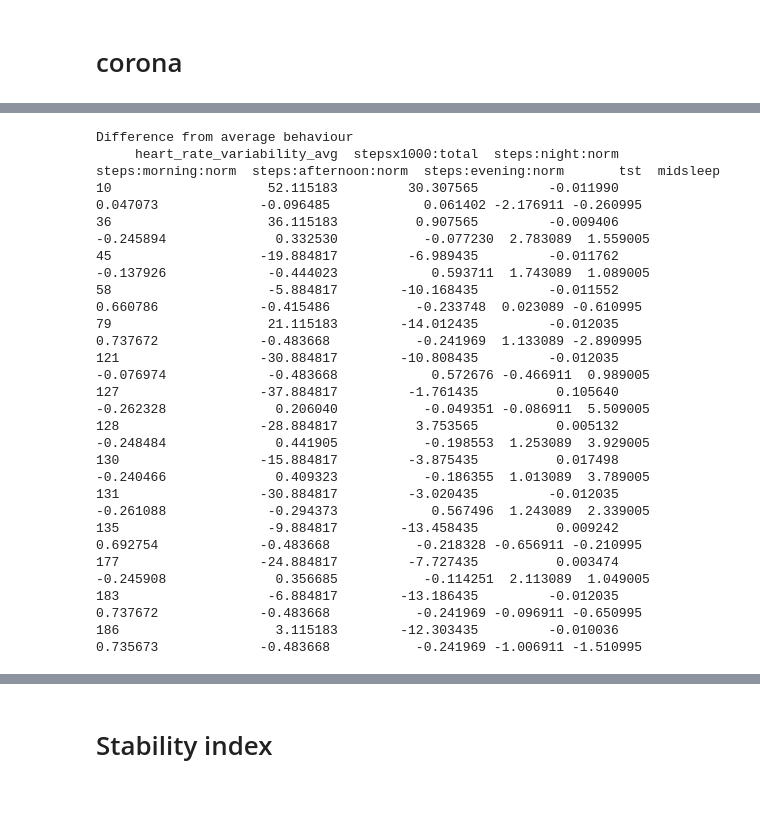
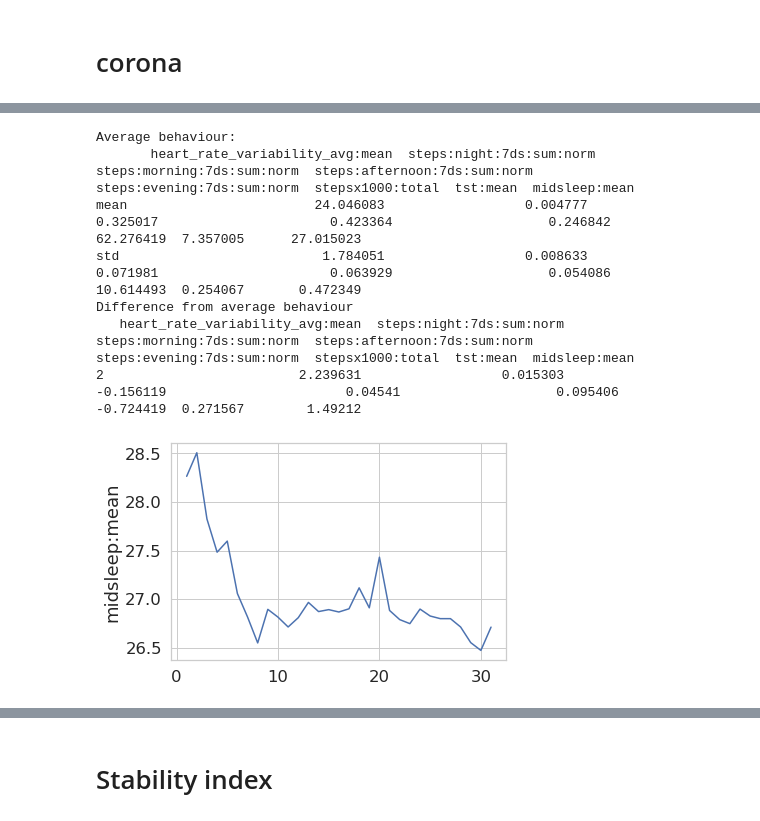
Before and after one commit to digitraceslab/digirhythm, a Jupyter notebook: analysis/similarity.ipynb, the cells around one changed output, grey strips where cells are left out. Cells and saved outputs as stored; diff of their text form; code cells hidden in the pictures.

```diff
--- a/analysis/similarity.ipynb
+++ b/analysis/similarity.ipynb
@@ -97,12 +121,13 @@ def outliers(similarity):
     std_dev = similarity.std()
 
     # Calculate the lower threshold
-    lower_threshold = mean - 1.5 * std_dev
+    lower_threshold = mean - 1.85 * std_dev
 
     # Find indexes of outliers
     outliers = similarity[similarity <= lower_threshold].index
 
     return outliers
+
 
 outlier_si = outliers(s_si)
 outlier_avg = outliers(s_avg)
@@ -113,12 +138,20 @@ print("Outlier AVG: ", outlier_avg)
 print("Outlier Cluster: ", outlier_cluster)
 
 # Pairwise agreements
-si_avg_agreement = len(outlier_si.intersection(outlier_avg)) / len(outlier_si.union(outlier_avg))
-avg_cluster_agreement = len(outlier_avg.intersection(outlier_cluster)) / len(outlier_avg.union(outlier_cluster))
-cluster_si_agreement = len(outlier_cluster.intersection(outlier_si)) / len(outlier_cluster.union(outlier_si))
+si_avg_agreement = len(outlier_si.intersection(outlier_avg)) / len(
+    outlier_si.union(outlier_avg)
+)
+avg_cluster_agreement = len(outlier_avg.intersection(outlier_cluster)) / len(
+    outlier_avg.union(outlier_cluster)
+)
+cluster_si_agreement = len(outlier_cluster.intersection(outlier_si)) / len(
+    outlier_cluster.union(outlier_si)
+)
 
 # Three-way agreement
-three_way_agreement = len(outlier_si.intersection(outlier_avg).intersection(outlier_cluster)) / len(outlier_si.union(outlier_avg).union(outlier_cluster))
+three_way_agreement = len(
+    outlier_si.intersection(outlier_avg).intersection(outlier_cluster)
+) / len(outlier_si.union(outlier_avg).union(outlier_cluster))
 
 print(f"SI and AVG Agreement: {si_avg_agreement}")
 print(f"AVG and Cluster Agreement: {avg_cluster_agreement}")
@@ -141,33 +168,49 @@ Three-way Agreement: 0.6470588235294118
 # %%
 # Print values in outliers
-if freq == '4epochs':
-    sample_behaviour = behavior_vector.reset_index()[behavior_vector.subject_id == uid].reset_index()
+if freq == "4epochs":
+    sample_behaviour = behavior_vector.reset_index()[
+        behavior_vector.subject_id == uid
+    ].reset_index()
     sample_behaviour.iloc[outliers(s_cluster)][FEATURES]
 
     print("Difference from average behaviour")
-    print((sample_behaviour.iloc[outliers(s_cluster)][FEATURES] - sample_behaviour[FEATURES].mean()).to_string())
-elif freq == '7ds':
-    sample_behaviour = behavior_vector.reset_index()[behavior_vector.subject_id == uid][0::7].reset_index()
-    sample_behaviour.iloc[outliers(s_cluster)][FEATURES]
+    print(
+        (
+            sample_behaviour.iloc[outliers(s_cluster)][FEATURES]
+            - sample_behaviour[FEATURES].mean()
+        ).to_string()
+    )
+elif freq == "7ds":
+    sample_behaviour = behavior_vector.reset_index()[behavior_vector.subject_id == uid][
+        0::7
+    ].reset_index()
+    sample_behaviour.dropna(inplace=True, subset=FEATURES_7DS)
+#    sns.lineplot(x=sample_behaviour.index, y=sample_behaviour['stepsx1000:total'])
+#    sns.lineplot(x=sample_behaviour.index, y=sample_behaviour['tst:mean'])
+    sns.lineplot(x=sample_behaviour.index, y=sample_behaviour['midsleep:mean'])
 
+
+
+    sample_behaviour.iloc[outliers(s_cluster)][FEATURES_7DS]
+
+    print("Average behaviour: \n", sample_behaviour[FEATURES_7DS].agg(['mean', 'std']).to_string())
     print("Difference from average behaviour")
-    print(sample_behaviour.iloc[outliers(s_cluster)][FEATURES_7DS] - sample_behaviour[FEATURES_7DS].mean())
+    print(
+        (
+        sample_behaviour.iloc[outliers(s_cluster)][FEATURES_7DS]
+        - sample_behaviour[FEATURES_7DS].mean()
+    ).to_string()
+    )
+
+
 else:
     print("Dis")
 # %% [output]
+Average behaviour:
+       heart_rate_variability_avg:mean  steps:night:7ds:sum:norm  steps:morning:7ds:sum:norm  steps:afternoon:7ds:sum:norm  steps:evening:7ds:sum:norm  stepsx1000:total  tst:mean  midsleep:mean
+mean                        24.046083                  0.004777                    0.325017                      0.423364                    0.246842         62.276419  7.357005      27.015023
+std                          1.784051                  0.008633                    0.071981                      0.063929                    0.054086         10.614493  0.254067       0.472349
 Difference from average behaviour
-     heart_rate_variability_avg  stepsx1000:total  steps:night:norm  steps:morning:norm  steps:afternoon:norm  steps:evening:norm       tst  midsleep
-10                    52.115183         30.307565         -0.011990            0.047073             -0.096485            0.061402 -2.176911 -0.260995
-36                    36.115183          0.907565         -0.009406           -0.245894              0.332530           -0.077230  2.783089  1.559005
-45                   -19.884817         -6.989435         -0.011762           -0.137926             -0.444023            0.593711  1.743089  1.089005
-58                    -5.884817        -10.168435         -0.011552            0.660786             -0.415486           -0.233748  0.023089 -0.610995
-79                    21.115183        -14.012435         -0.012035            0.737672             -0.483668           -0.241969  1.133089 -2.890995
-121                  -30.884817        -10.808435         -0.012035           -0.076974             -0.483668            0.572676 -0.466911  0.989005
-127                  -37.884817         -1.761435          0.105640           -0.262328              0.206040           -0.049351 -0.086911  5.509005
-128                  -28.884817          3.753565          0.005132           -0.248484              0.441905           -0.198553  1.253089  3.929005
-130                  -15.884817         -3.875435          0.017498           -0.240466              0.409323           -0.186355  1.013089  3.789005
-131                  -30.884817         -3.020435         -0.012035           -0.261088             -0.294373            0.567496  1.243089  2.339005
-135                   -9.884817        -13.458435          0.009242            0.692754             -0.483668           -0.218328 -0.656911 -0.210995
-177                  -24.884817         -7.727435          0.003474           -0.245908              0.356685           -0.114251  2.113089  1.049005
-183                   -6.884817        -13.186435         -0.012035            0.737672             -0.483668           -0.241969 -0.096911 -0.650995
-186                    3.115183        -12.303435         -0.010036            0.735673             -0.483668           -0.241969 -1.006911 -1.510995
+   heart_rate_variability_avg:mean  steps:night:7ds:sum:norm  steps:morning:7ds:sum:norm  steps:afternoon:7ds:sum:norm  steps:evening:7ds:sum:norm  stepsx1000:total  tst:mean  midsleep:mean
+2                         2.239631                  0.015303                   -0.156119                       0.04541                    0.095406         -0.724419  0.271567        1.49212
+[figure, added]
```
Also changed, not shown: parts of 10 cells of this notebook, 8 other files.
